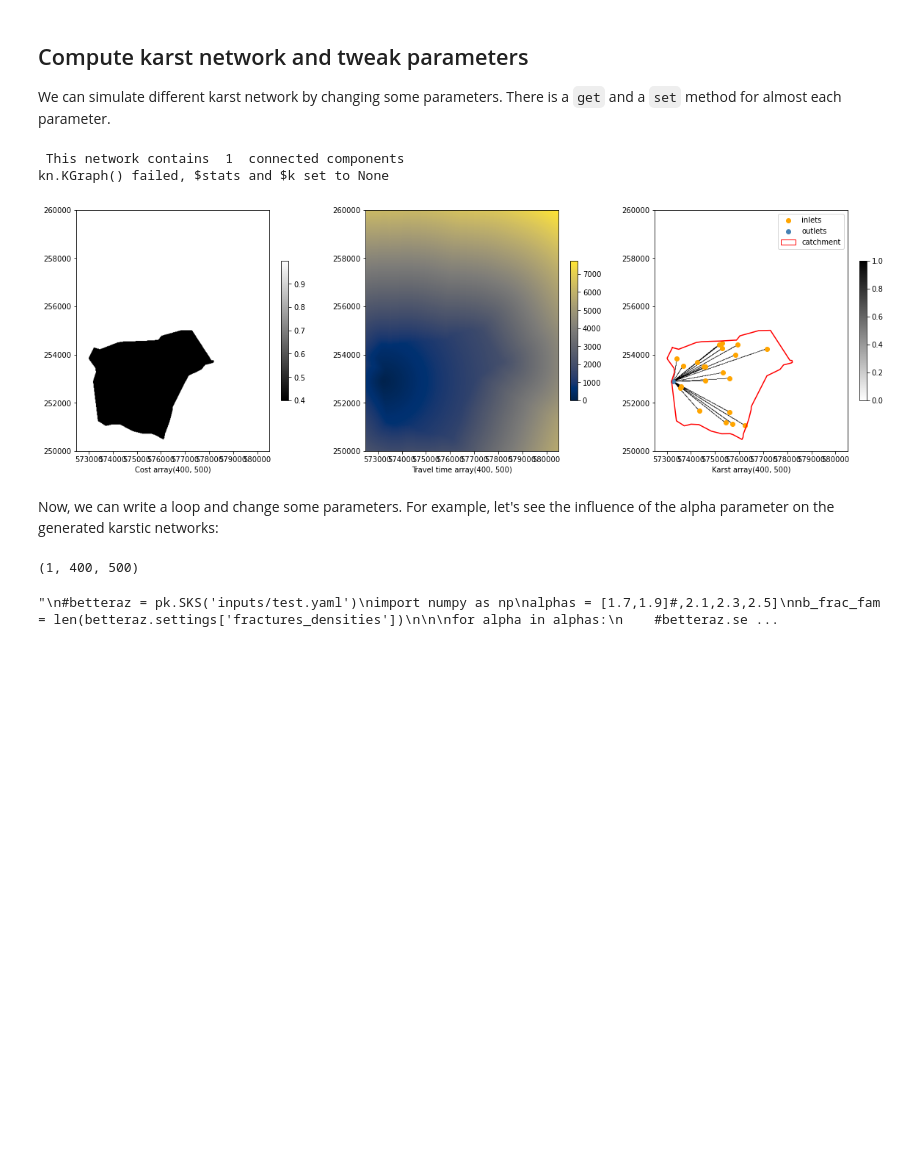
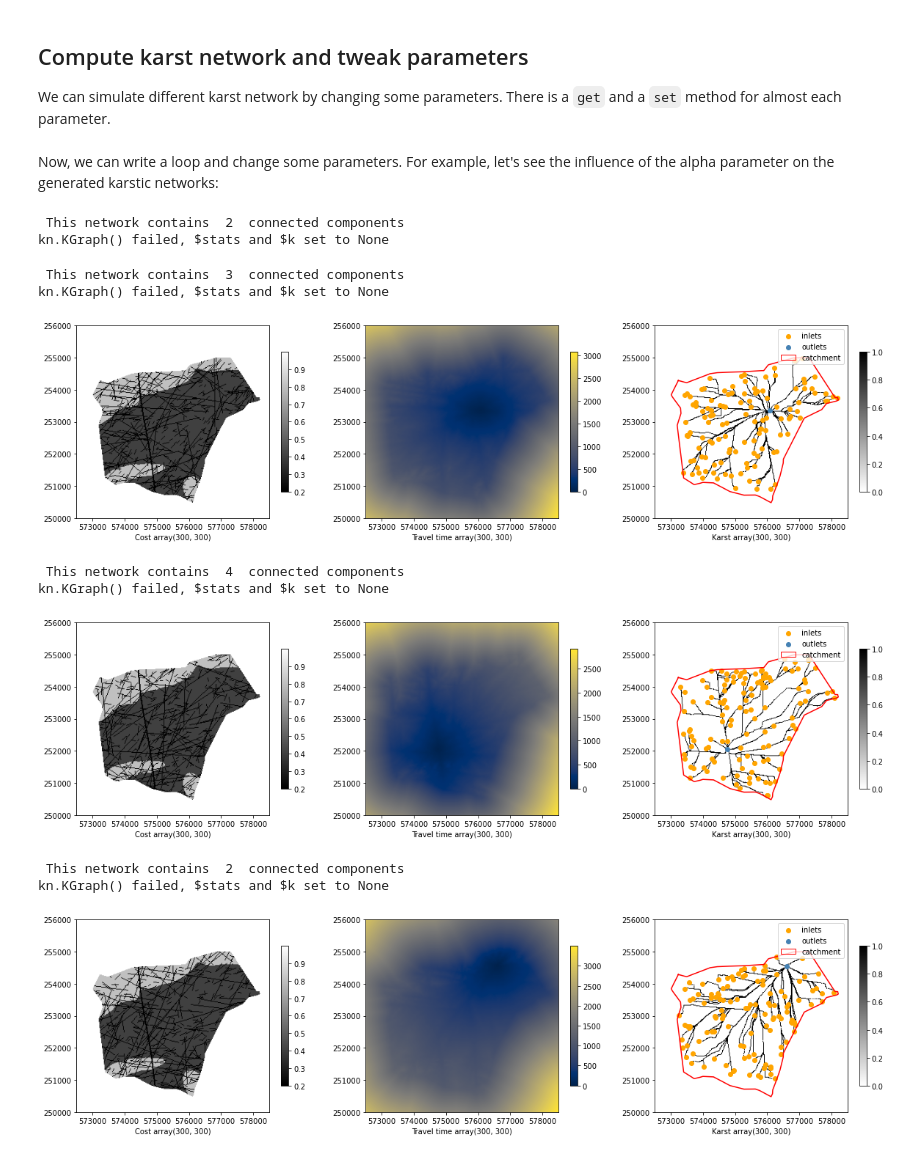
Before and after one commit to randlab/pyKasso, a Jupyter notebook: notebooks/examples/example_02_Betteraz_site.ipynb, the cells around one changed output. Drawn from its saved outputs; the diff is of its cells as text; code cells hidden in the pictures; blank space fills up the shorter version.

```diff
--- a/notebooks/examples/example_02_Betteraz_site.ipynb
+++ b/notebooks/examples/example_02_Betteraz_site.ipynb
@@ -44,51 +46,32 @@ Compute karst network and tweak parameters
 ------------------------------------------
 
 We can simulate different karst network by changing some parameters. There is a ``get`` and a ``set`` method for almost each parameter.
-# %%
-#%matplotlib inline
-betteraz = pk.SKS('inputs/test.yaml')
-betteraz.compute_karst_network()
-betteraz.show()
-# %% [output]
- This network contains  1  connected components
-kn.KGraph() failed, $stats and $k set to None
-[figure, removed]
 # %% [markdown]
 Now, we can write a loop and change some parameters. For example, let's see the influence of the alpha parameter on the generated karstic networks:
-# %%
-#import matplotlib.pyplot as plt
-#fig, ax1 = plt.subplots()
-#plt.imshow(d, origin='lower', cmap='gray_r')
-betteraz.karst_simulations[0].maps["karst"].shape
-# %% [output]
-(1, 400, 500)
 # %%
-"""
-#betteraz = pk.SKS('inputs/test.yaml')
-import numpy as np
-alphas = [1.7,1.9]#,2.1,2.3,2.5]
-nb_frac_fam = len(betteraz.settings['fractures_densities'])
+betteraz.compute_karst_network()
+betteraz.show()
 
-
-for alpha in alphas:
-    #betteraz.set_fractures_alpha(np.full((1, nb_frac_fam), alpha)[0])
-    #betteraz.update_inlets()
-    #betteraz.update_fractures() # will produce new fractures
-    #betteraz.increment_rand_seed()
-    #betteraz.shuffle_inlets()
-    #betteraz.show_catchment(data='fractures', mask=1)
-    #betteraz.update_all()
+for i in range(3):
+    betteraz.update_fractures()
     betteraz.set_outlets_mode('random')
     betteraz.set_outlets_number(1)
     betteraz.set_inlets_mode('composite')
     betteraz.set_inlets_number(100)
-    #betteraz.set_outlets_importance([1,1])
     betteraz.update_outlets()
     betteraz.update_inlets()
     betteraz.compute_karst_network()
     betteraz.show()
-
-"""
 # %% [output]
-"\n#betteraz = pk.SKS('inputs/test.yaml')\nimport numpy as np\nalphas = [1.7,1.9]#,2.1,2.3,2.5]\nnb_frac_fam = len(betteraz.settings['fractures_densities'])\n\n\nfor alpha in alphas:\n    #betteraz.se ...
+ This network contains  2  connected components
+kn.KGraph() failed, $stats and $k set to None
+ This network contains  3  connected components
+kn.KGraph() failed, $stats and $k set to None
+[figure, added]
+ This network contains  4  connected components
+kn.KGraph() failed, $stats and $k set to None
+[figure, added]
+ This network contains  2  connected components
+kn.KGraph() failed, $stats and $k set to None
+[figure, added]
 # %%
```
Also changed, not shown: parts of 9 cells of this notebook, 27 other files.
